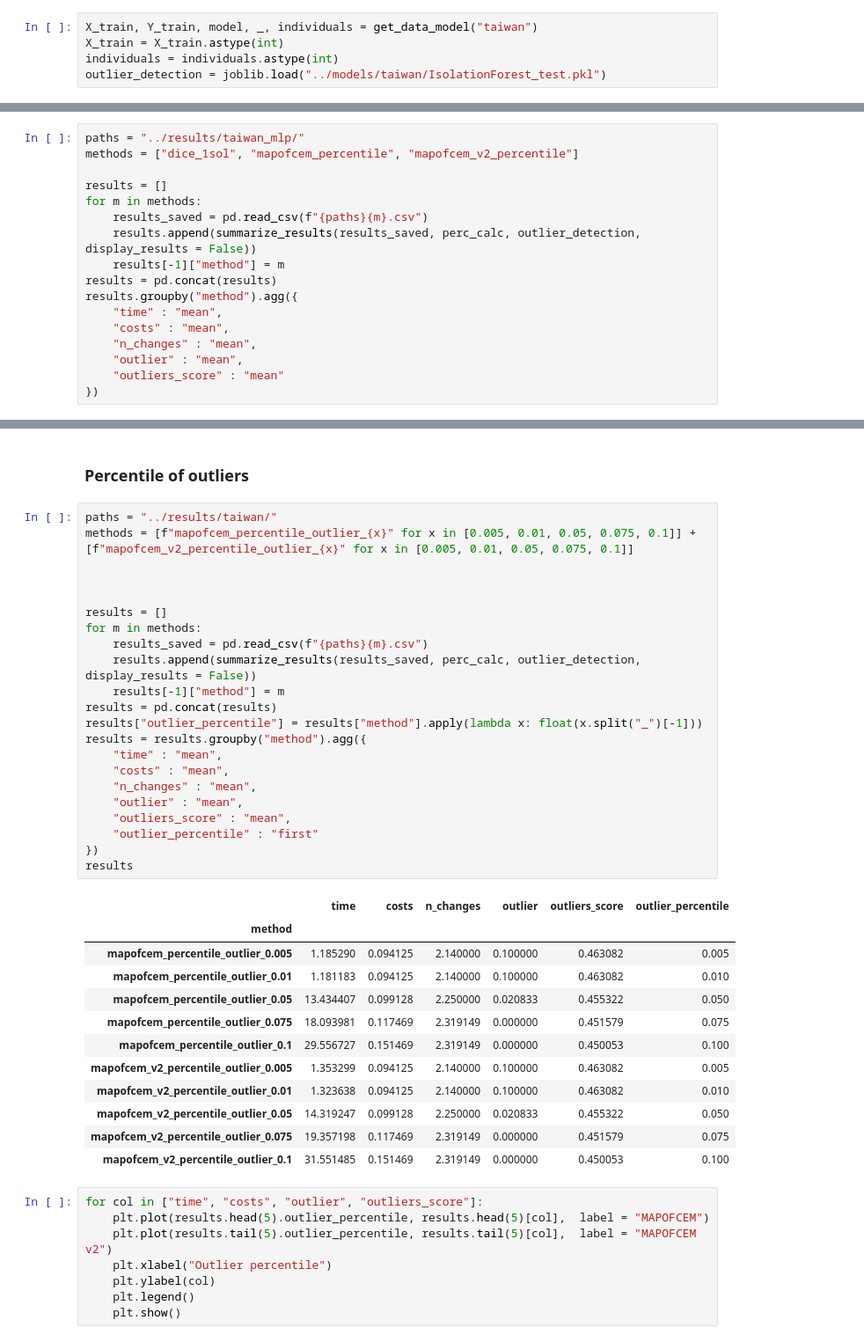
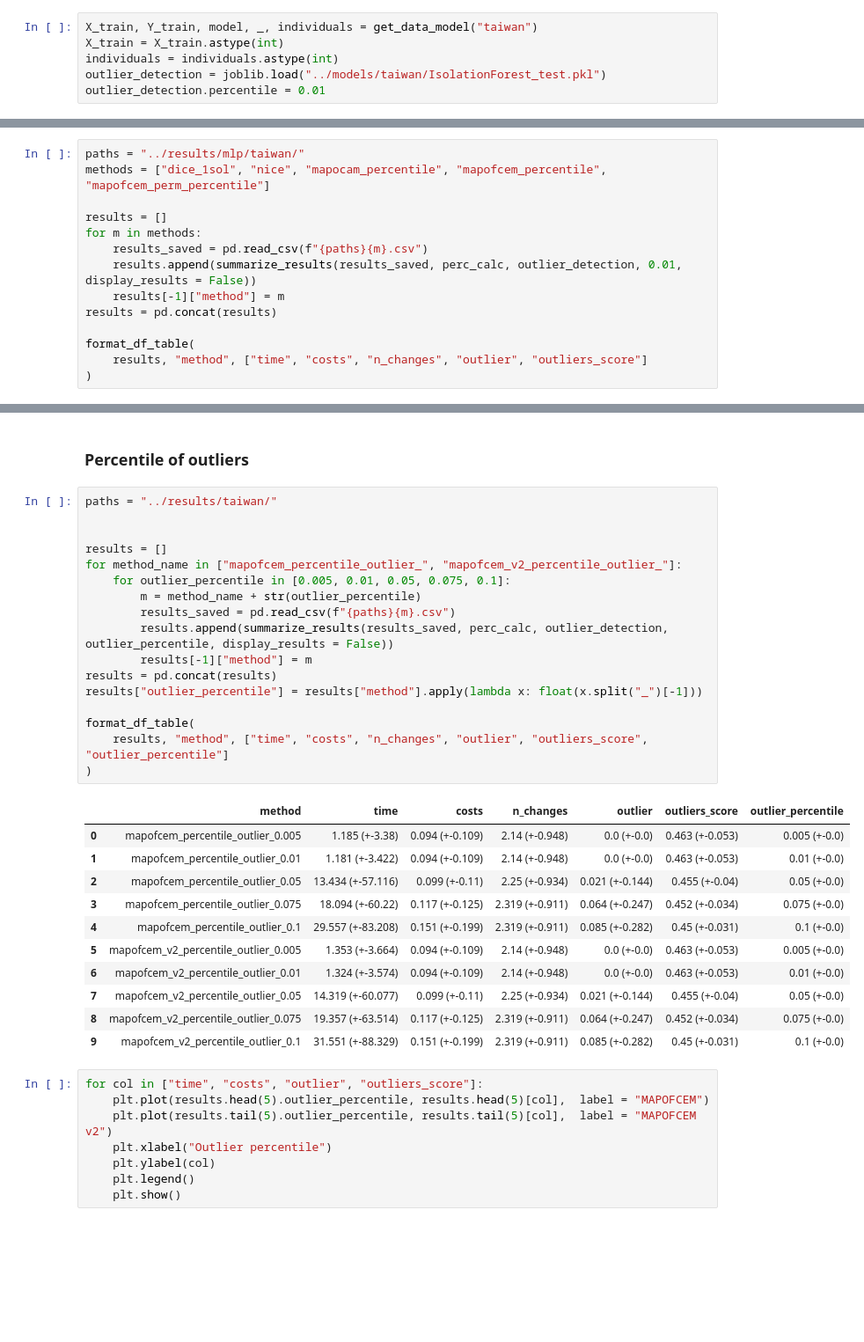
Before and after one commit to hiaac-finance/cfmining, a Jupyter notebook: notebooks/analyze_results.ipynb, the cells around one changed output, grey strips where cells are left out. Shown at 88% size. Drawn from its saved outputs; the diff is of its cells as text; blank space fills up the shorter version.

```diff
--- a/notebooks/analyze_results.ipynb
+++ b/notebooks/analyze_results.ipynb
@@ -208,6 +209,7 @@ X_train, Y_train, model, _, individuals = get_data_model("taiwan")
 X_train = X_train.astype(int)
 individuals = individuals.astype(int)
 outlier_detection = joblib.load("../models/taiwan/IsolationForest_test.pkl")
+outlier_detection.percentile = 0.01
 # %%
 not_mutable_features = ['Single', 'Age_in_25_to_40', 'Married', 'Age_lt_25', 'Age_in_40_to_59', 'Age_geq_60', 'EducationLevel']
 mutable_features = [feat for feat in X_train.columns if feat not in not_mutable_features]
@@ -243,20 +245,17 @@ results.groupby("method").agg({
 # %% [markdown]
 ### MLP
 # %%
-paths = "../results/taiwan_mlp/"
-methods = ["dice_1sol", "mapofcem_percentile", "mapofcem_v2_percentile"]
+paths = "../results/mlp/taiwan/"
+methods = ["dice_1sol", "nice", "mapocam_percentile", "mapofcem_percentile", "mapofcem_perm_percentile"]
 
 results = []
 for m in methods:
     results_saved = pd.read_csv(f"{paths}{m}.csv")
-    results.append(summarize_results(results_saved, perc_calc, outlier_detection, display_results = False))
+    results.append(summarize_results(results_saved, perc_calc, outlier_detection, 0.01, display_results = False))
     results[-1]["method"] = m
 results = pd.concat(results)
-results.groupby("method").agg({
-    "time" : "mean",
-    "costs" : "mean",
-    "n_changes" : "mean",
-    "outlier" : "mean",
-    "outliers_score" : "mean"
-})
+
+format_df_table(
+    results, "method", ["time", "costs", "n_changes", "outlier", "outliers_score"]
+)
 # %% [output]
@@ -269,39 +269,33 @@ results.groupby("method").agg({
 ### Percentile of outliers
 # %%
 paths = "../results/taiwan/"
-methods = [f"mapofcem_percentile_outlier_{x}" for x in [0.005, 0.01, 0.05, 0.075, 0.1]] + [f"mapofcem_v2_percentile_outlier_{x}" for x in [0.005, 0.01, 0.05, 0.075, 0.1]]
-
 
 
 results = []
-for m in methods:
-    results_saved = pd.read_csv(f"{paths}{m}.csv")
-    results.append(summarize_results(results_saved, perc_calc, outlier_detection, display_results = False))
-    results[-1]["method"] = m
+for method_name in ["mapofcem_percentile_outlier_", "mapofcem_v2_percentile_outlier_"]:
+    for outlier_percentile in [0.005, 0.01, 0.05, 0.075, 0.1]:
+        m = method_name + str(outlier_percentile)
+        results_saved = pd.read_csv(f"{paths}{m}.csv")
+        results.append(summarize_results(results_saved, perc_calc, outlier_detection, outlier_percentile, display_results = False))
+        results[-1]["method"] = m
 results = pd.concat(results)
 results["outlier_percentile"] = results["method"].apply(lambda x: float(x.split("_")[-1]))
-results = results.groupby("method").agg({
-    "time" : "mean",
-    "costs" : "mean",
-    "n_changes" : "mean",
-    "outlier" : "mean",
-    "outliers_score" : "mean",
-    "outlier_percentile" : "first"
-})
-results
+
+format_df_table(
+    results, "method", ["time", "costs", "n_changes", "outlier", "outliers_score", "outlier_percentile"]
+)
 # %% [output]
-|  | time | costs | n_changes | outlier | outliers_score | outlier_percentile |
-| method |  |  |  |  |  |  |
-| mapofcem_percentile_outlier_0.005 | 1.185290 | 0.094125 | 2.140000 | 0.100000 | 0.463082 | 0.005 |
-| mapofcem_percentile_outlier_0.01 | 1.181183 | 0.094125 | 2.140000 | 0.100000 | 0.463082 | 0.010 |
-| mapofcem_percentile_outlier_0.05 | 13.434407 | 0.099128 | 2.250000 | 0.020833 | 0.455322 | 0.050 |
-| mapofcem_percentile_outlier_0.075 | 18.093981 | 0.117469 | 2.319149 | 0.000000 | 0.451579 | 0.075 |
-| mapofcem_percentile_outlier_0.1 | 29.556727 | 0.151469 | 2.319149 | 0.000000 | 0.450053 | 0.100 |
-| mapofcem_v2_percentile_outlier_0.005 | 1.353299 | 0.094125 | 2.140000 | 0.100000 | 0.463082 | 0.005 |
-| mapofcem_v2_percentile_outlier_0.01 | 1.323638 | 0.094125 | 2.140000 | 0.100000 | 0.463082 | 0.010 |
-| mapofcem_v2_percentile_outlier_0.05 | 14.319247 | 0.099128 | 2.250000 | 0.020833 | 0.455322 | 0.050 |
-| mapofcem_v2_percentile_outlier_0.075 | 19.357198 | 0.117469 | 2.319149 | 0.000000 | 0.451579 | 0.075 |
-| mapofcem_v2_percentile_outlier_0.1 | 31.551485 | 0.151469 | 2.319149 | 0.000000 | 0.450053 | 0.100 |
+|  | method | time | costs | n_changes | outlier | outliers_score | outlier_percentile |
+| 0 | mapofcem_percentile_outlier_0.005 | 1.185 (+-3.38) | 0.094 (+-0.109) | 2.14 (+-0.948) | 0.0 (+-0.0) | 0.463 (+-0.053) | 0.005 (+-0.0) |
+| 1 | mapofcem_percentile_outlier_0.01 | 1.181 (+-3.422) | 0.094 (+-0.109) | 2.14 (+-0.948) | 0.0 (+-0.0) | 0.463 (+-0.053) | 0.01 (+-0.0) |
+| 2 | mapofcem_percentile_outlier_0.05 | 13.434 (+-57.116) | 0.099 (+-0.11) | 2.25 (+-0.934) | 0.021 (+-0.144) | 0.455 (+-0.04) | 0.05 (+-0.0) |
+| 3 | mapofcem_percentile_outlier_0.075 | 18.094 (+-60.22) | 0.117 (+-0.125) | 2.319 (+-0.911) | 0.064 (+-0.247) | 0.452 (+-0.034) | 0.075 (+-0.0) |
+| 4 | mapofcem_percentile_outlier_0.1 | 29.557 (+-83.208) | 0.151 (+-0.199) | 2.319 (+-0.911) | 0.085 (+-0.282) | 0.45 (+-0.031) | 0.1 (+-0.0) |
+| 5 | mapofcem_v2_percentile_outlier_0.005 | 1.353 (+-3.664) | 0.094 (+-0.109) | 2.14 (+-0.948) | 0.0 (+-0.0) | 0.463 (+-0.053) | 0.005 (+-0.0) |
+| 6 | mapofcem_v2_percentile_outlier_0.01 | 1.324 (+-3.574) | 0.094 (+-0.109) | 2.14 (+-0.948) | 0.0 (+-0.0) | 0.463 (+-0.053) | 0.01 (+-0.0) |
+| 7 | mapofcem_v2_percentile_outlier_0.05 | 14.319 (+-60.077) | 0.099 (+-0.11) | 2.25 (+-0.934) | 0.021 (+-0.144) | 0.455 (+-0.04) | 0.05 (+-0.0) |
+| 8 | mapofcem_v2_percentile_outlier_0.075 | 19.357 (+-63.514) | 0.117 (+-0.125) | 2.319 (+-0.911) | 0.064 (+-0.247) | 0.452 (+-0.034) | 0.075 (+-0.0) |
+| 9 | mapofcem_v2_percentile_outlier_0.1 | 31.551 (+-88.329) | 0.151 (+-0.199) | 2.319 (+-0.911) | 0.085 (+-0.282) | 0.45 (+-0.031) | 0.1 (+-0.0) |
 # %%
 for col in ["time", "costs", "outlier", "outliers_score"]:
     plt.plot(results.head(5).outlier_percentile, results.head(5)[col],  label = "MAPOFCEM")
```
Also changed, not shown: parts of 5 cells of this notebook, 1 other file.
